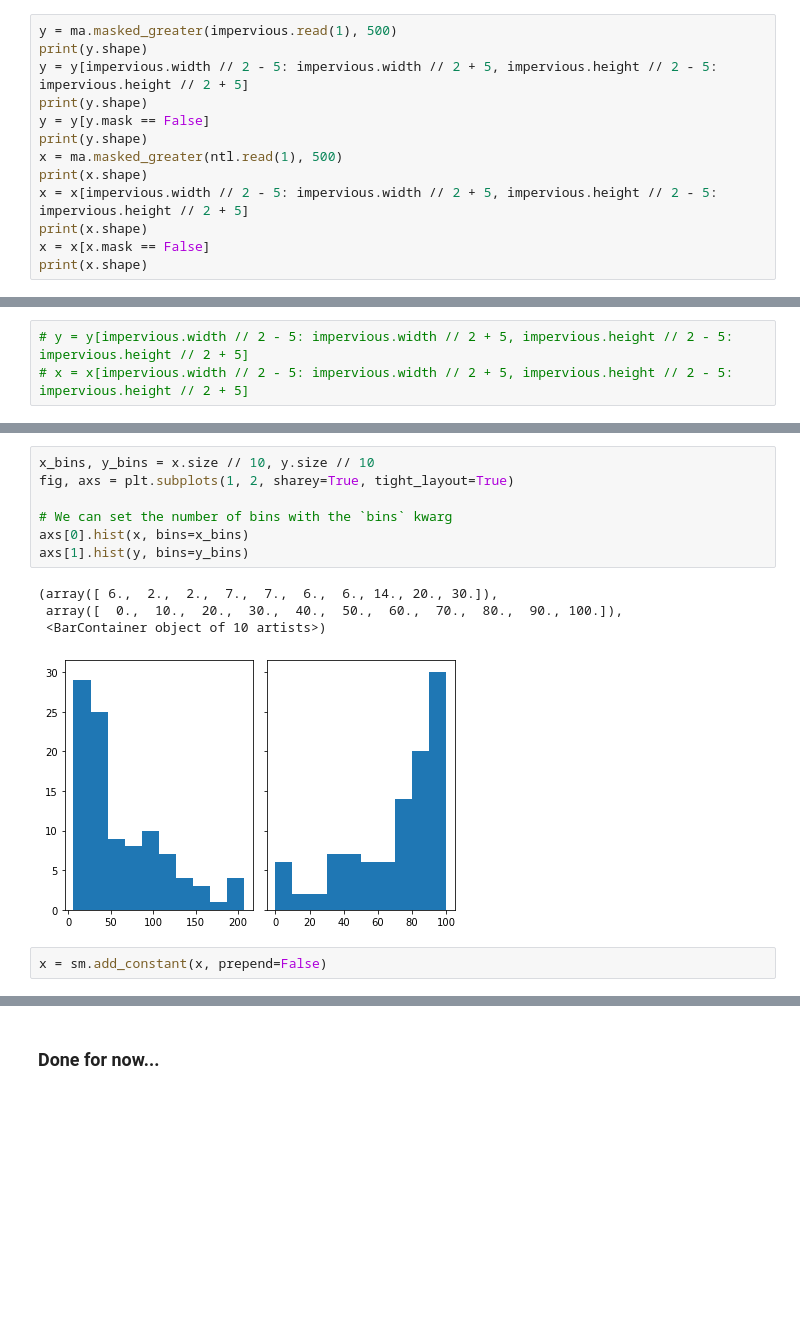
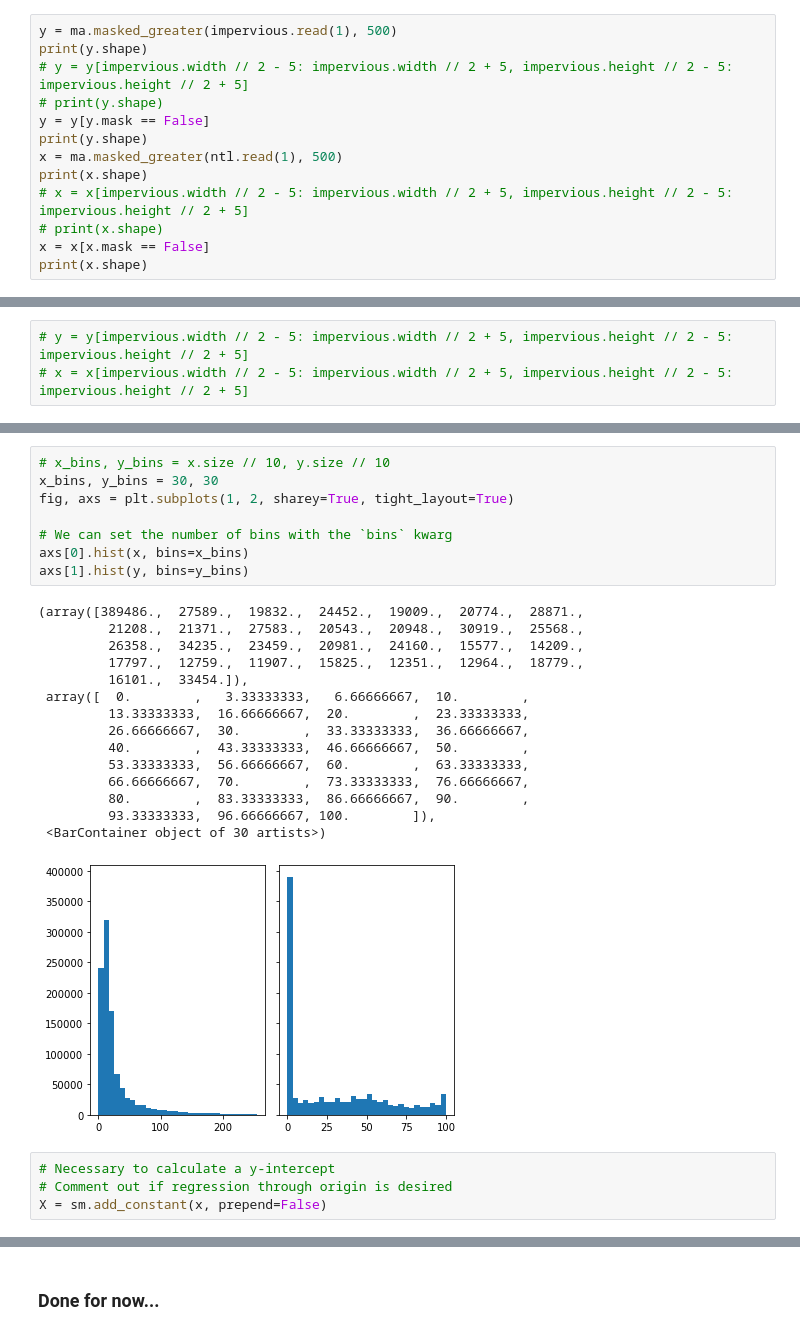
Before and after one commit to chikaj/sa_nightscapes, a Jupyter notebook: nightscapes.ipynb, the cells around one changed output, grey strips where cells are left out. Saved outputs shown, nothing was run; the diff lists cells and outputs as text; blank space fills up the shorter version.

Commit message:
done for full images

```diff
--- a/nightscapes.ipynb
+++ b/nightscapes.ipynb
@@ -67,14 +62,14 @@ show_hist(impervious, bins=50, lw=0.0, stacked=False, alpha=0.3, histtype='stepf
 # %%
 y = ma.masked_greater(impervious.read(1), 500)
 print(y.shape)
-y = y[impervious.width // 2 - 5: impervious.width // 2 + 5, impervious.height // 2 - 5: impervious.height // 2 + 5]
-print(y.shape)
+# y = y[impervious.width // 2 - 5: impervious.width // 2 + 5, impervious.height // 2 - 5: impervious.height // 2 + 5]
+# print(y.shape)
 y = y[y.mask == False]
 print(y.shape)
 x = ma.masked_greater(ntl.read(1), 500)
 print(x.shape)
-x = x[impervious.width // 2 - 5: impervious.width // 2 + 5, impervious.height // 2 - 5: impervious.height // 2 + 5]
-print(x.shape)
+# x = x[impervious.width // 2 - 5: impervious.width // 2 + 5, impervious.height // 2 - 5: impervious.height // 2 + 5]
+# print(x.shape)
 x = x[x.mask == False]
 print(x.shape)
 # %% [output]
@@ -129,15 +114,29 @@ The min/max values for 'x' (nighttime lights) are 6 and 207, respectively.
 # %%
-x_bins, y_bins = x.size // 10, y.size // 10
+# x_bins, y_bins = x.size // 10, y.size // 10
+x_bins, y_bins = 30, 30
 fig, axs = plt.subplots(1, 2, sharey=True, tight_layout=True)
 
 # We can set the number of bins with the `bins` kwarg
 axs[0].hist(x, bins=x_bins)
 axs[1].hist(y, bins=y_bins)
 # %% [output]
-(array([ 6.,  2.,  2.,  7.,  7.,  6.,  6., 14., 20., 30.]),
- array([  0.,  10.,  20.,  30.,  40.,  50.,  60.,  70.,  80.,  90., 100.]),
- <BarContainer object of 10 artists>)
+(array([389486.,  27589.,  19832.,  24452.,  19009.,  20774.,  28871.,
+         21208.,  21371.,  27583.,  20543.,  20948.,  30919.,  25568.,
+         26358.,  34235.,  23459.,  20981.,  24160.,  15577.,  14209.,
+         17797.,  12759.,  11907.,  15825.,  12351.,  12964.,  18779.,
+         16101.,  33454.]),
+ array([  0.        ,   3.33333333,   6.66666667,  10.        ,
+         13.33333333,  16.66666667,  20.        ,  23.33333333,
+         26.66666667,  30.        ,  33.33333333,  36.66666667,
+         40.        ,  43.33333333,  46.66666667,  50.        ,
+         53.33333333,  56.66666667,  60.        ,  63.33333333,
+         66.66666667,  70.        ,  73.33333333,  76.66666667,
+         80.        ,  83.33333333,  86.66666667,  90.        ,
+         93.33333333,  96.66666667, 100.        ]),
+ <BarContainer object of 30 artists>)
-[figure, old version]
+[figure, new version]
-# %%
-x = sm.add_constant(x, prepend=False)
+# %%
+# Necessary to calculate a y-intercept
+# Comment out if regression through origin is desired
+X = sm.add_constant(x, prepend=False)
 # %%
```
Also changed, not shown: parts of 9 cells of this notebook, 1 other file.
